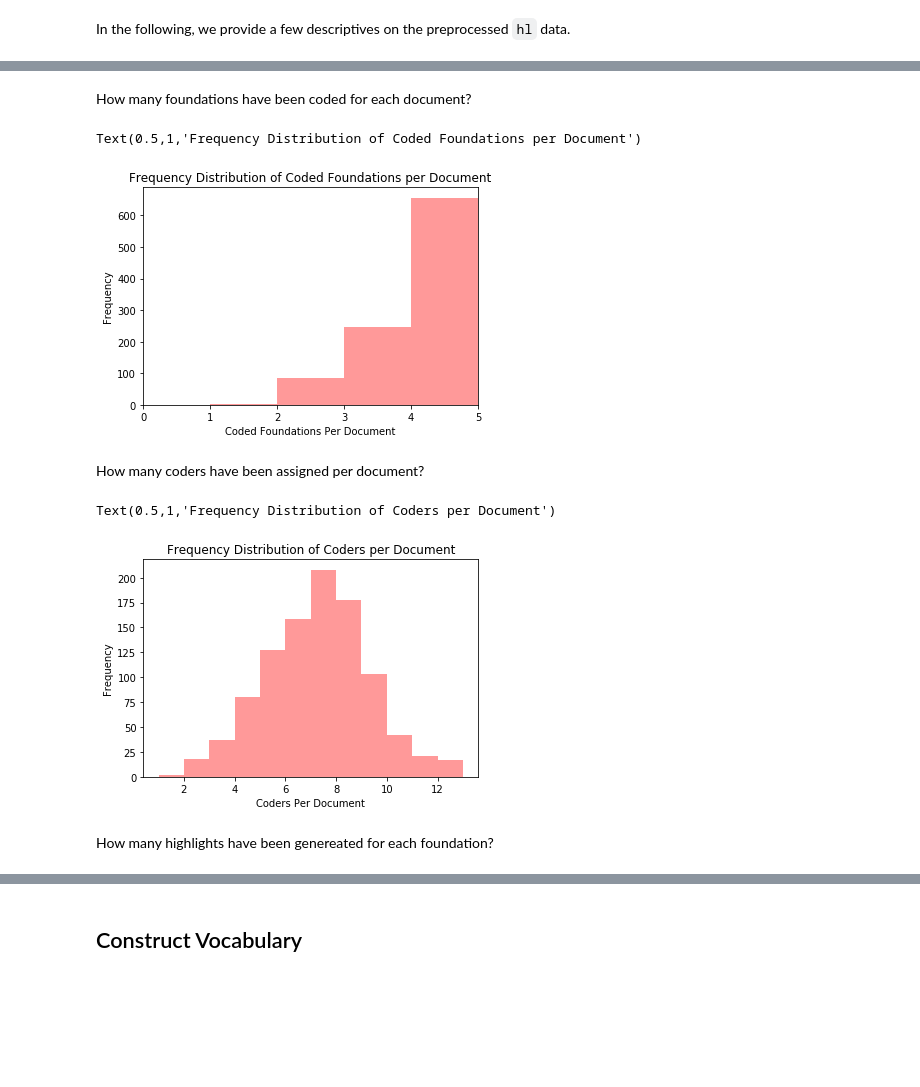
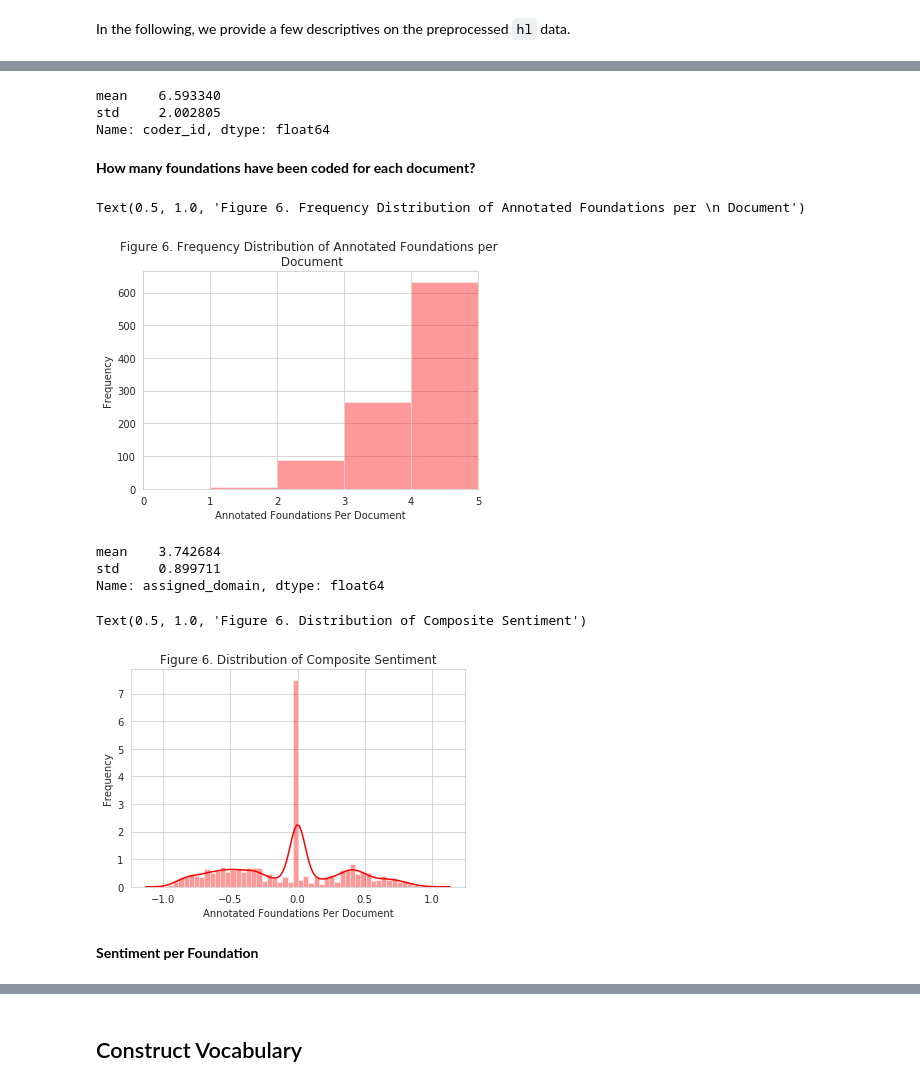
Before and after one commit to medianeuroscience/emfd, a Jupyter notebook: dictionary_construction.ipynb, the cells around one changed output, grey strips where cells are left out. Saved outputs shown, nothing was run; the diff lists cells and outputs as text; code cells hidden in the pictures; blank space fills up the shorter version.

```diff
--- a/dictionary_construction.ipynb
+++ b/dictionary_construction.ipynb
@@ -91,13 +88,0 @@ Now, we perform `Part-of-Speech` tagging on each word that is contained in the h
-# %%
-# POS Tagging
-tokens = []
-pos = []
-tups = []
-
-for doc in nlp.pipe(hl['content'].astype('unicode').values, disable=['ner','textcat', 'parser'],
-                    batch_size=1000, n_threads=-1):
-    tokens.append([n.text for n in doc])
-    pos.append([n.tag_ for n in doc])
-    tups.append(list(zip([n.text for n in doc], [n.tag_ for n in doc])))
-
-print('POS Tagging completed.')
@@ -147,4 +178,0 @@ Finally, we filter highlights that are shorter than three tokens or fall in the
-# %%
-# Filter highlights that are longer than the 99 Percentile of highlight length
-hl['length'] = hl.tokens.apply(lambda x: len(x))
-hl = hl[np.logical_and(hl.length >= 3, hl.length <= hl.length.quantile(0.99))]
@@ -159,0 +179,21 @@ Total number of unique coders: 511
+# %%
+# Perform preprocessing by calling all functions
+print("Starting highlight preprocessing. This will take a few minutes.")
+print('Total number of highlights in data before preprocessing:', len(hl))
+filtered_hl = parallelize_dataframe(hl, filter_hl)
+print("Number of highlights after filtering bad highlights and documents:", len(filtered_hl))
+removed_entities = parallelize_dataframe(filtered_hl, remove_entities)
+print("Removed entities from highlights.")
+removed_punctuation = parallelize_dataframe(removed_entities, remove_punctuation)
+print("Removed punctuations from highlights.")
+hl = parallelize_dataframe(removed_punctuation, pos_tag_sentiment)
+print("POS tagging completed.")
+
+# Filter highlights that are longer than the 90th percentile of highlight length to minimize noise
+hl['length'] = hl.tokens.apply(lambda x: len(x))
+hl = hl[np.logical_and(hl.length >= 3, hl.length <= hl.length.quantile(0.90))]
+print('Highlight preprocessing completed.')
+print("Total number of highlights in training data:", len(hl))
+print('Total number of unique documents in data:', len(hl.document_id.unique()))
+print('Total number of unique coders:', len(hl.coder_id.unique()))
+hl.to_csv('data/highlights_preprocessed.csv', sep=';')
@@ -174,23 +286,33 @@ Text(0.5,1,'Frequency Distribution of Coders and Assigned Foundations')
+# %%
+hl.groupby(hl.document_id)['coder_id'].nunique().describe()[['mean','std']]
+# %% [output]
+mean    6.593340
+std     2.002805
+Name: coder_id, dtype: float64
 # %% [markdown]
-How many foundations have been coded for each document?
+**How many foundations have been coded for each document?**
 # %%
-sns.distplot(hl.groupby(hl.document_id).nunique().assigned_domain, kde=False, bins=4, color='r')
+sns.distplot(hl.groupby(hl.document_id)['assigned_domain'].nunique(), kde=False, bins=4, color='r')
 plt.xlim(0,5,1)
-plt.xlabel('Coded Foundations Per Document')
+plt.xlabel('Annotated Foundations Per Document')
 plt.ylabel('Frequency')
-plt.title('Frequency Distribution of Coded Foundations per Document')
+plt.title('Figure 6. Frequency Distribution of Annotated Foundations per \n Document')
 # %% [output]
-Text(0.5,1,'Frequency Distribution of Coded Foundations per Document')
+Text(0.5, 1.0, 'Figure 6. Frequency Distribution of Annotated Foundations per \n Document')
-[figure, old version]
+[figure, new version]
-# %% [markdown]
-How many coders have been assigned per document?
+# %%
+hl.groupby(hl.document_id)['assigned_domain'].nunique().describe()[['mean','std']]
+# %% [output]
+mean    3.742684
+std     0.899711
+Name: assigned_domain, dtype: float64
 # %%
-sns.distplot(hl.groupby(hl.document_id).nunique().coder_id, kde=False, bins=12, color='r')
-plt.xlabel('Coders Per Document')
+sns.distplot(hl['comp'], kde=True, color='r')
+plt.xlabel('Annotated Foundations Per Document')
 plt.ylabel('Frequency')
-plt.title('Frequency Distribution of Coders per Document')
+plt.title('Figure 6. Distribution of Composite Sentiment')
 # %% [output]
-Text(0.5,1,'Frequency Distribution of Coders per Document')
+Text(0.5, 1.0, 'Figure 6. Distribution of Composite Sentiment')
-[figure, old version]
+[figure, new version]
-# %% [markdown]
-How many highlights have been genereated for each foundation?
+# %% [markdown]
+**Sentiment per Foundation**
```
Also changed, not shown: parts of 80 cells of this notebook, 12 other files.
